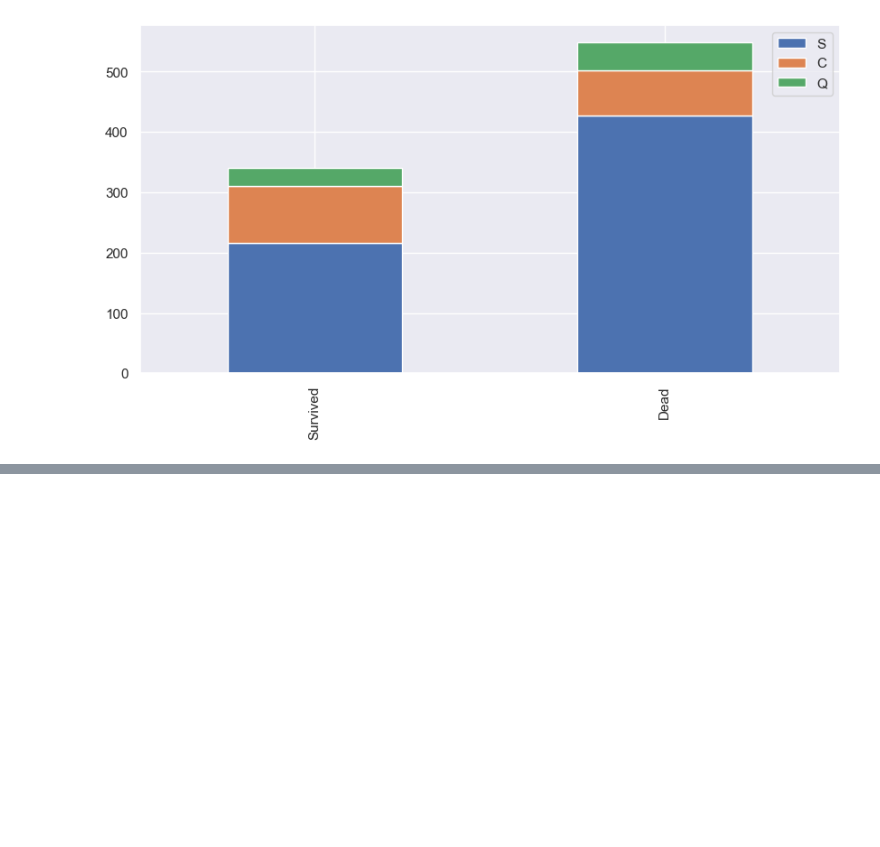
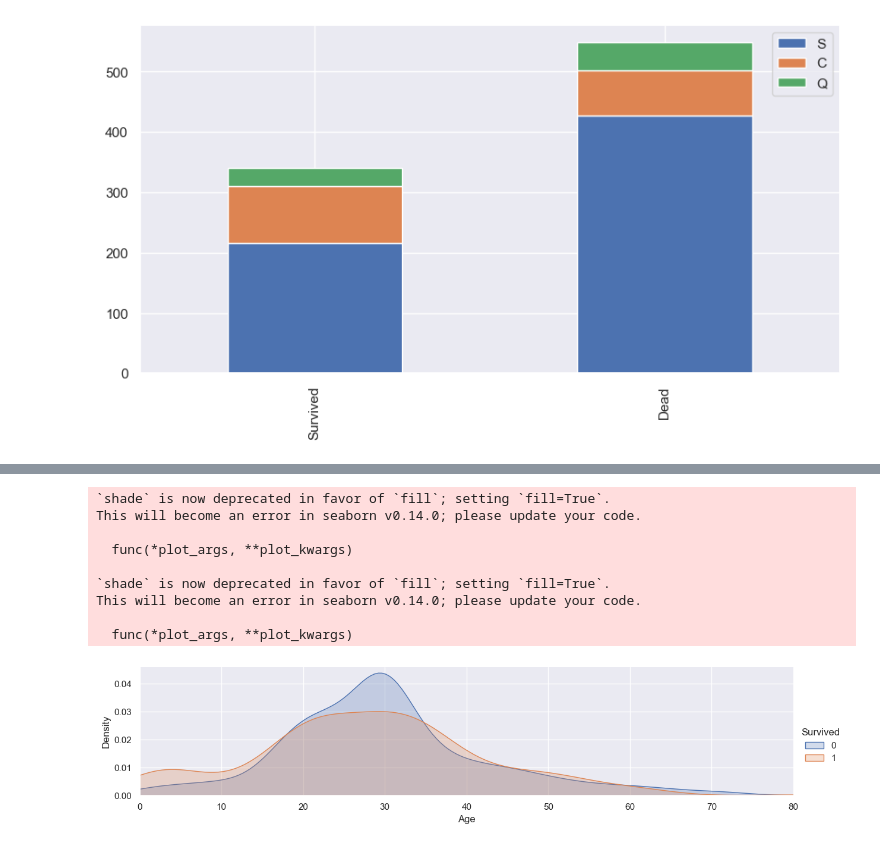
Before and after one commit to sty0507/MyKaggle, a Jupyter notebook: titanic/index.ipynb, the cells around one changed output, grey strips where cells are left out. Cells and saved outputs as stored; diff of their text form; code cells hidden in the pictures; blank space fills up the shorter version.

```diff
--- a/titanic/index.ipynb
+++ b/titanic/index.ipynb
@@ -209,0 +287,3 @@ bar_chart('Embarked')
+# %%
+train.drop('Name', axis=1, inplace=True)
+test.drop('Name', axis=1, inplace=True)
@@ -209,0 +331,4 @@ bar_chart('Embarked')
+# %%
+train['Age'].fillna(train.groupby("Title")['Age'].transform("median"),inplace=True)
+# train에 title 열을 기준으로 그룹화한 후, 각 그룸 내 "age"열의 중앙값을 계산해서 age열에서 누락된 값에 대해 계산된 그룹별 중앙값을 채우는 코드
+train['Age'].fillna(test.groupby("Title")['Age'].transform("median"),inplace=True)
@@ -209,0 +359,18 @@ bar_chart('Embarked')
+# %%
+# 전체 나이 별 생존자 및 사망자 수
+facet = sns.FacetGrid(train, hue = "Survived", aspect=4)
+facet.map(sns.kdeplot, 'Age', shade=True)
+facet.set(xlim = (0,train['Age'].max()))
+facet.add_legend()
+plt.show()
+# %% [output]
+`shade` is now deprecated in favor of `fill`; setting `fill=True`.
+This will become an error in seaborn v0.14.0; please update your code.
+
+  func(*plot_args, **plot_kwargs)
+
+`shade` is now deprecated in favor of `fill`; setting `fill=True`.
+This will become an error in seaborn v0.14.0; please update your code.
+
+  func(*plot_args, **plot_kwargs)
+[figure, added]
```
Also changed, not shown: parts of 45 cells of this notebook.
